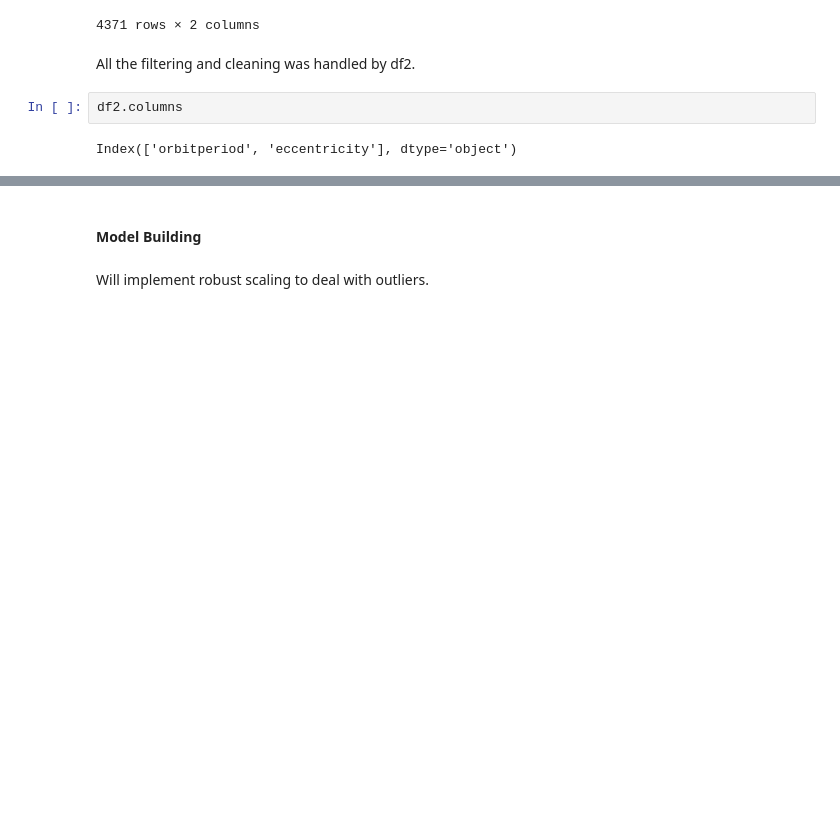
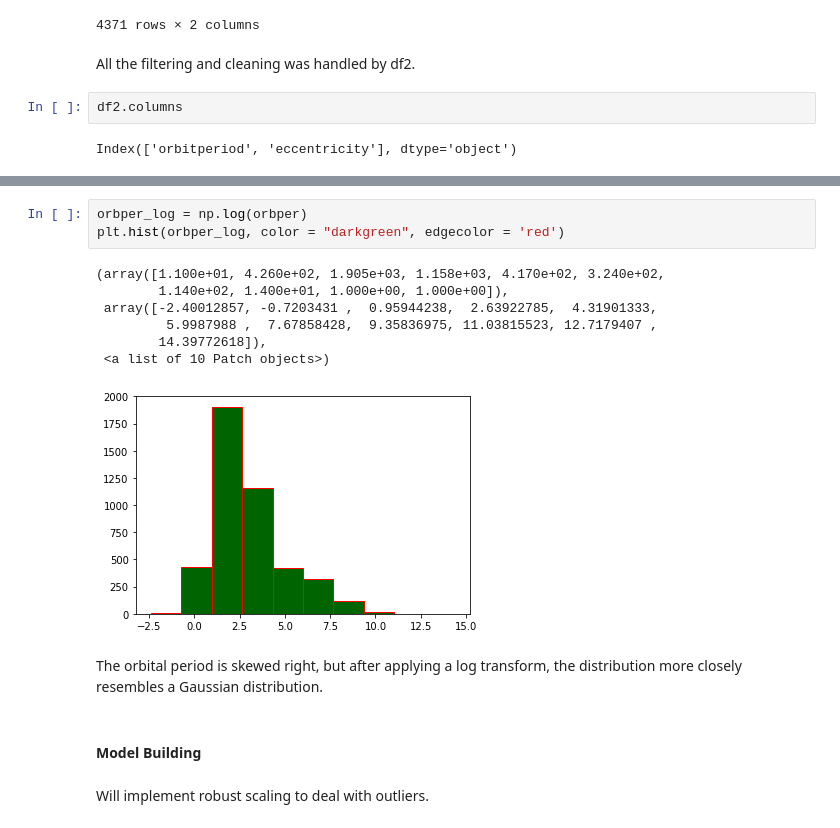
Before and after one commit to jbravo87/blog-projects, a Jupyter notebook: exoplanet_data_notebook.ipynb, the cells around one changed output, grey strips where cells are left out. Drawn from its saved outputs; the diff is of its cells as text; blank space fills up the shorter version.

```diff
--- a/exoplanet_data_notebook.ipynb
+++ b/exoplanet_data_notebook.ipynb
@@ -170,3 +180,16 @@ Index(['orbitperiod', 'eccentricity'], dtype='object')
+# %%
+orbper_log = np.log(orbper)
+plt.hist(orbper_log, color = "darkgreen", edgecolor = 'red')
+# %% [output]
+(array([1.100e+01, 4.260e+02, 1.905e+03, 1.158e+03, 4.170e+02, 3.240e+02,
+        1.140e+02, 1.400e+01, 1.000e+00, 1.000e+00]),
+ array([-2.40012857, -0.7203431 ,  0.95944238,  2.63922785,  4.31901333,
+         5.9987988 ,  7.67858428,  9.35836975, 11.03815523, 12.7179407 ,
+        14.39772618]),
+ <a list of 10 Patch objects>)
+[figure, added]
+# %% [markdown]
+The orbital period is skewed right, but after applying a log transform, the distribution more closely resembles a Gaussian distribution.
 # %% [markdown]
 #### Model Building
 # %% [markdown]
```
Also changed, not shown: parts of 62 cells of this notebook.
